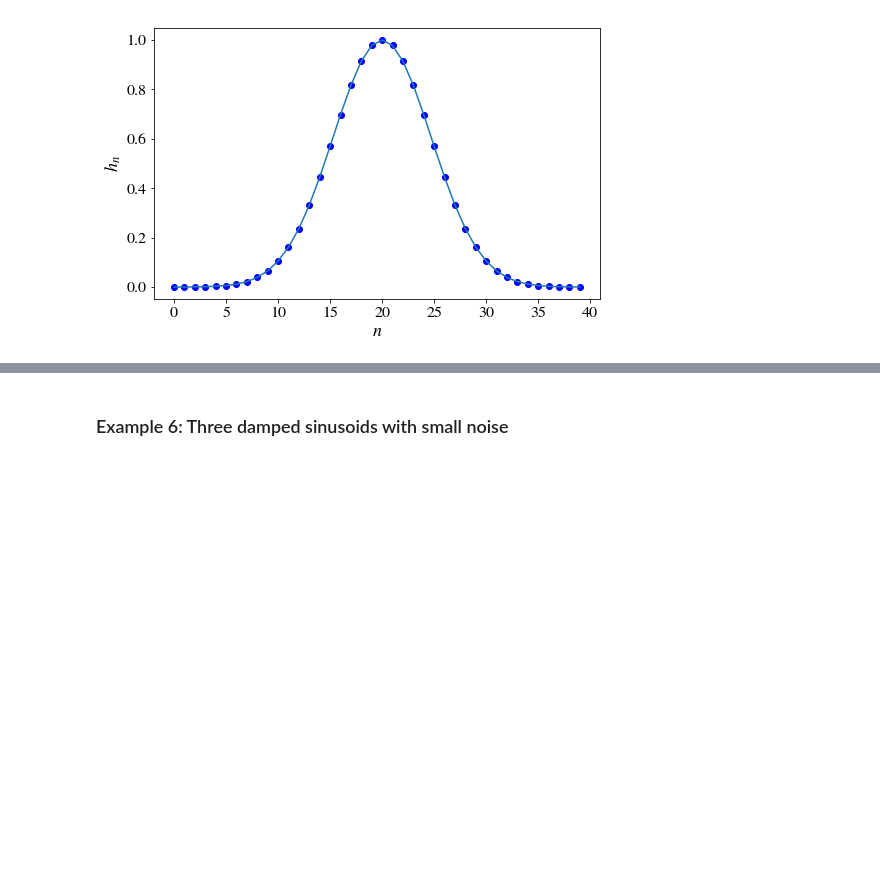
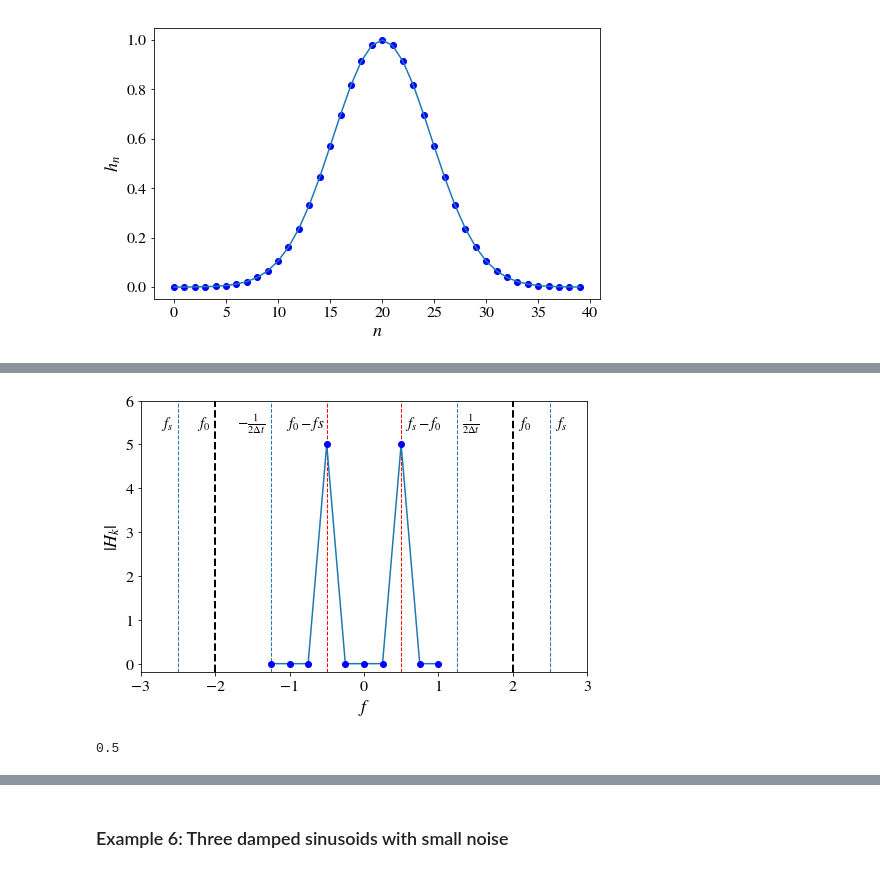
Before and after one commit to niksterg/pyFourier, a Jupyter notebook: DFT.ipynb, the cells around one changed output, grey strips where cells are left out. Drawn from its saved outputs; the diff is of its cells as text; code cells hidden in the pictures; blank space fills up the shorter version.

```diff
--- a/DFT.ipynb
+++ b/DFT.ipynb
@@ -381,0 +427,30 @@ plt.show()
+# %%
+plt.plot(f_shift, np.abs(H_k_shift))
+plt.plot(f_shift, np.abs(H_k_shift), 'bo')
+plt.xlabel(r'$f$') ; plt.ylabel(r'$|H_k|$')
+ymax = 6
+yl = ymax-0.6
+plt.axis([-3, 3, -0.2, ymax])
+plt.vlines(f0, -0.2, ymax, linestyles = '--', linewidth=2.0)
+plt.vlines(-f0, -0.2, ymax, linestyles = '--', linewidth=2.0)
+plt.vlines(-1/(2*dt), -0.2, ymax, linestyles = '--', linewidth=1.0, colors='tab:blue')
+plt.vlines(1/(2*dt), -0.2, ymax, linestyles = '--', linewidth=1.0, colors='tab:blue')
+plt.vlines(-1/dt, -0.2, ymax, linestyles = '--', linewidth=1.0, colors='tab:blue')
+plt.vlines(1/dt, -0.2, ymax, linestyles = '--', linewidth=1.0, colors='tab:blue')
+plt.vlines(f_s-f0, -0.2, ymax, linestyles = '--', linewidth=1.0, colors='r')
+plt.vlines(-(f_s-f0), -0.2, ymax, linestyles = '--', linewidth=1.0, colors='r')
+plt.text(f0+0.07, yl, r'$f_0$', fontsize=15)
+plt.text(-f0-0.25, yl, r'$f_0$', fontsize=15)
+plt.text((f_s-f0)+0.05, yl, r'$f_s-f_0$', fontsize=15)
+plt.text(-(f_s-f0)-0.55, yl, r'$f_0-fs$', fontsize=15)
+plt.text(1/dt+0.07, yl, r'$f_s$', fontsize=15)
+plt.text(-1/dt-0.23, yl, r'$f_s$', fontsize=15)
+plt.text(1/(2*dt)+0.07, yl, r'$\frac{1}{2\Delta t}$', fontsize=15)
+plt.text(-1/(2*dt)-0.45, yl, r'$-\frac{1}{2\Delta t}$', fontsize=15)
+plt.show()
+# %% [output]
+[figure, added]
+# %%
+display(1/dt-f0)
+# %% [output]
+0.5
```
Also changed, not shown: parts of 17 cells of this notebook.
